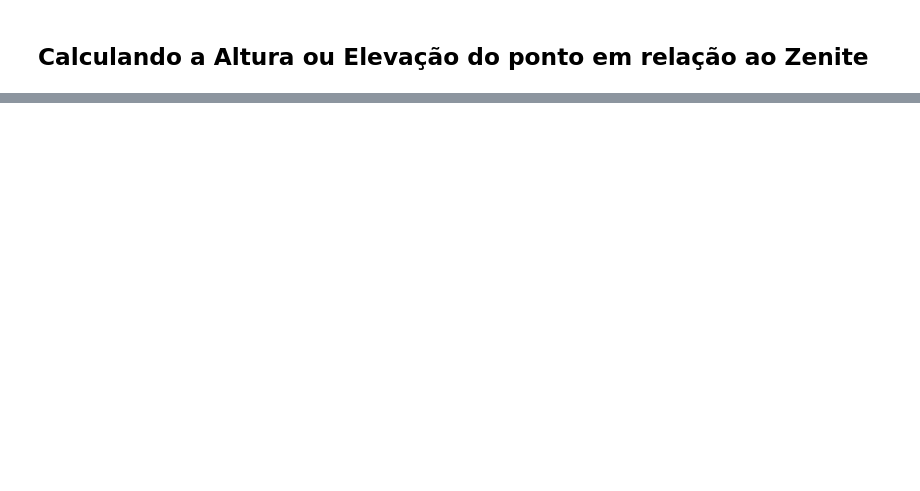
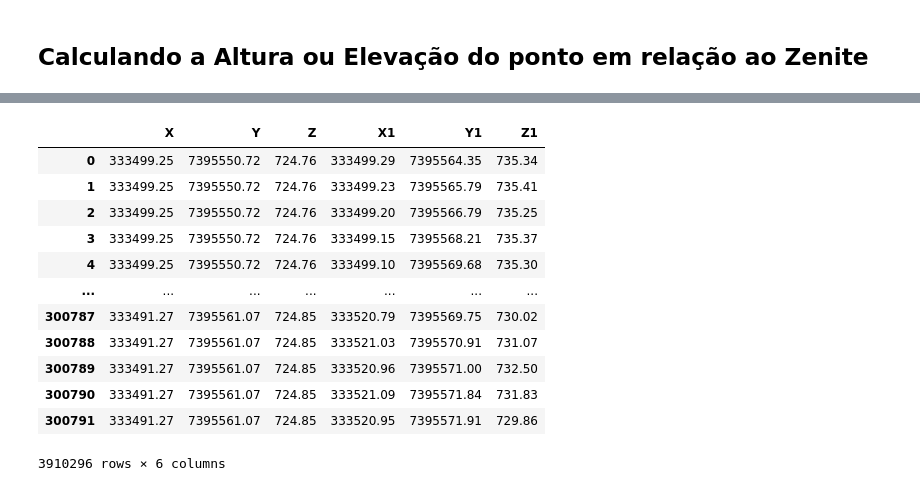
Before and after one commit to geoinfo-smdu/fator-de-visao-do-ceu, a Jupyter notebook: SVF from LiDAR.ipynb, the cells around one changed output, grey strips where cells are left out. Drawn from its saved outputs; the diff is of its cells as text; code cells hidden in the pictures; blank space fills up the shorter version.

```diff
--- a/SVF from LiDAR.ipynb
+++ b/SVF from LiDAR.ipynb
@@ -118,0 +162,16 @@ def distancia_horizontal(x1, y1, x2, y2):
+# %%
+df3
+# %% [output]
+|  | X | Y | Z | X1 | Y1 | Z1 |
+| 0 | 333499.25 | 7395550.72 | 724.76 | 333499.29 | 7395564.35 | 735.34 |
+| 1 | 333499.25 | 7395550.72 | 724.76 | 333499.23 | 7395565.79 | 735.41 |
+| 2 | 333499.25 | 7395550.72 | 724.76 | 333499.20 | 7395566.79 | 735.25 |
+| 3 | 333499.25 | 7395550.72 | 724.76 | 333499.15 | 7395568.21 | 735.37 |
+| 4 | 333499.25 | 7395550.72 | 724.76 | 333499.10 | 7395569.68 | 735.30 |
+| ... | ... | ... | ... | ... | ... | ... |
+| 300787 | 333491.27 | 7395561.07 | 724.85 | 333520.79 | 7395569.75 | 730.02 |
+| 300788 | 333491.27 | 7395561.07 | 724.85 | 333521.03 | 7395570.91 | 731.07 |
+| 300789 | 333491.27 | 7395561.07 | 724.85 | 333520.96 | 7395571.00 | 732.50 |
+| 300790 | 333491.27 | 7395561.07 | 724.85 | 333521.09 | 7395571.84 | 731.83 |
+| 300791 | 333491.27 | 7395561.07 | 724.85 | 333520.95 | 7395571.91 | 729.86 |
+3910296 rows × 6 columns
```
Also changed, not shown: parts of 24 cells of this notebook.
